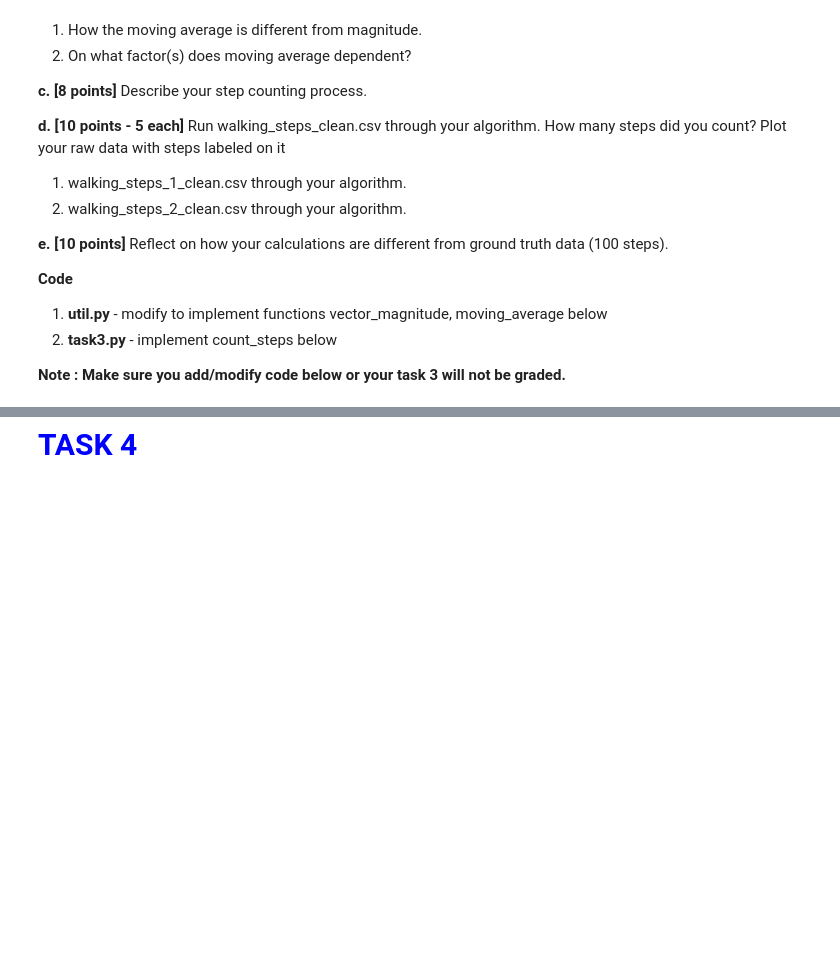
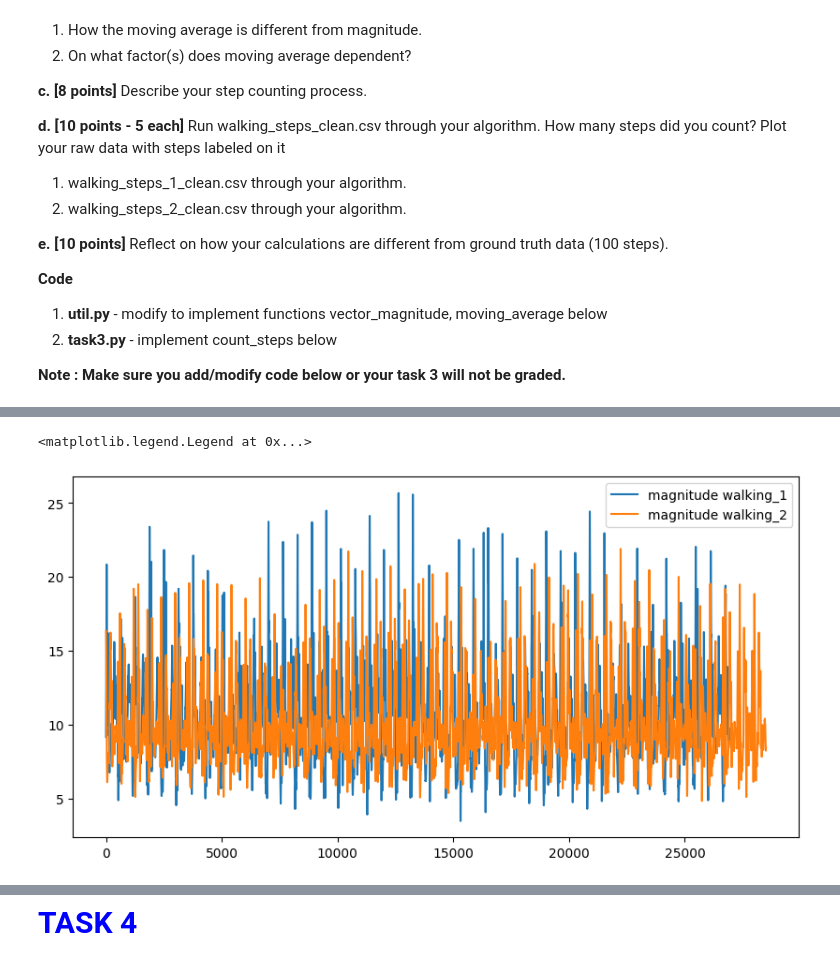
Before and after one commit to oscarlaird/muc_project_1, a Jupyter notebook: SensorDataAnalysisActivity.ipynb, the cells around one changed output, grey strips where cells are left out. Saved outputs shown, nothing was run; the diff lists cells and outputs as text; code cells hidden in the pictures; blank space fills up the shorter version.

```diff
--- a/SensorDataAnalysisActivity.ipynb
+++ b/SensorDataAnalysisActivity.ipynb
@@ -157,7 +217,10 @@ def vector_magnitude(data):
         array of the magnitude of a vector
 
     """
-    raise NotImplementedError
+    np = numpy
+    np_data = np.array(data)
+    np_data = np_data[:,-3:]  # remove time column if it exists
+    return np.sqrt(np.sum(np_data**2, axis=1))
 
 
 def moving_average(data, window_size):
@@ -181,4 +244,8 @@ def moving_average(data, window_size):
         https://docs.scipy.org/doc/numpy/reference/generated/numpy.convolve.html
 
     """
-    raise NotImplementedError
+    # assume data is a 1D array of magnitude values
+    np = numpy
+    data = np.array(data)
+    window = np.ones(window_size)/window_size
+    return np.convolve(data, window, mode='valid')  # requires complete overlap of arrays
@@ -184,0 +257,12 @@ def moving_average(data, window_size):
+# %%
+# plot the magnitudes for walking_steps_1_clean.csv and walking_steps_2_clean.csv
+data1 = parser_data.get_data("walking_steps_1_clean.csv")
+mag1 = vector_magnitude(data1)
+data2 = parser_data.get_data("walking_steps_2_clean.csv")
+mag2 = vector_magnitude(data2)
+plt.plot(mag1, label="magnitude walking_1")
+plt.plot(mag2, label="magnitude walking_2")
+plt.legend(loc='upper right')
+# %% [output]
+<matplotlib.legend.Legend at 0x...>
+[figure, added]
```
Also changed, not shown: parts of 15 cells of this notebook, 6 other files.
